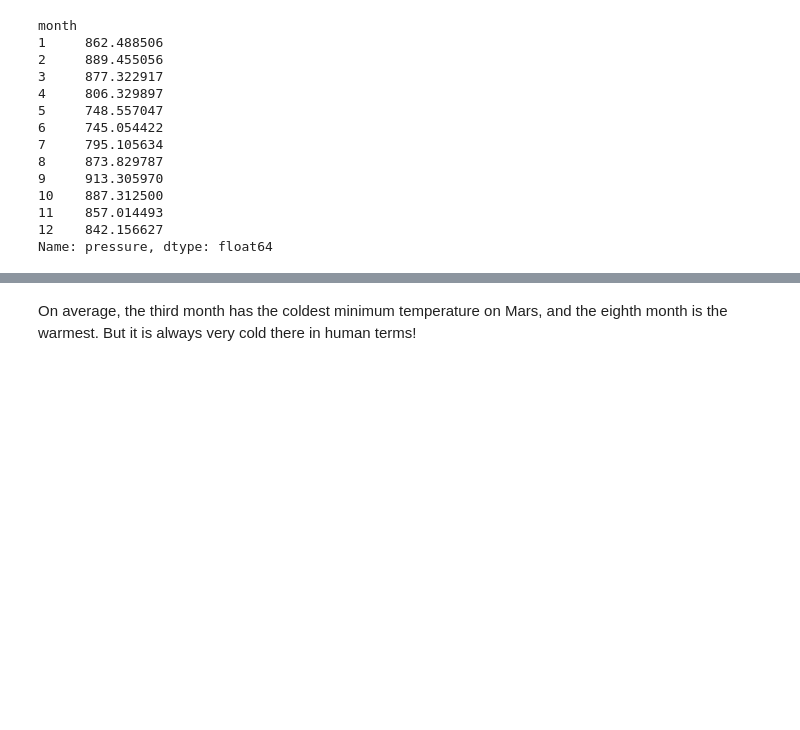
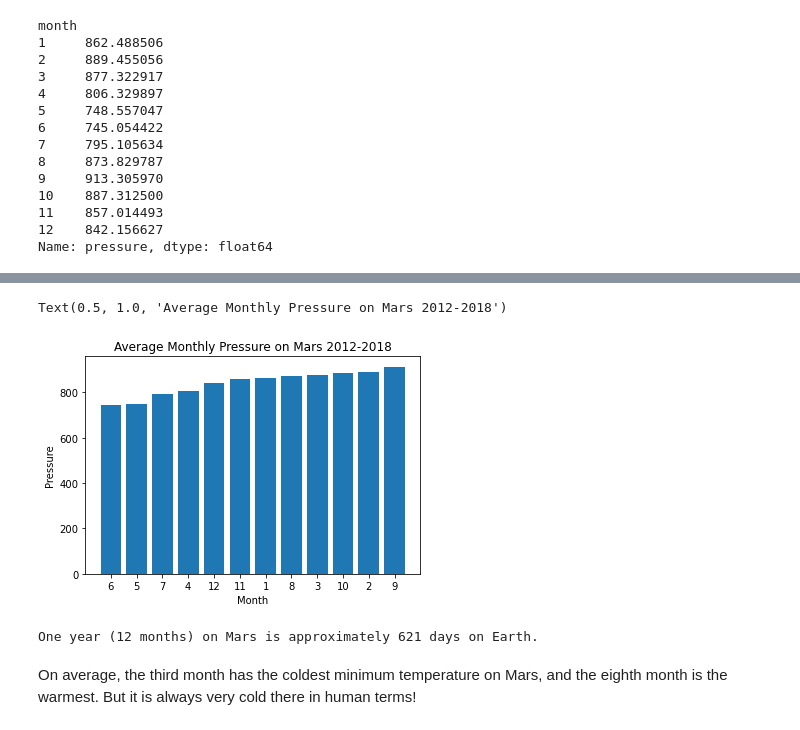
Before and after one commit to KZavalin/Module11_challenge, a Jupyter notebook: part_2_mars_weather.ipynb, the cells around one changed output, grey strips where cells are left out. Drawn from its saved outputs; the diff is of its cells as text; code cells hidden in the pictures; blank space fills up the shorter version.

```diff
--- a/part_2_mars_weather.ipynb
+++ b/part_2_mars_weather.ipynb
@@ -168,5 +240,8 @@ Name: min_temp, dtype: float64
 # %%
 # 4. Average pressure by Martian month
+month_pres=df.groupby("month")["pressure"].mean()
+month_pres_sorted=month_pres.sort_values()
+month_pres
 # %% [output]
 month
 1     862.488506
@@ -193,3 +260,22 @@ Name: pressure, dtype: float64
+# %%
+# Plot the average pressure by month
+plt.bar(month_pres.index,month_pres_sorted)
+plt.xticks(month_pres.index,labels=month_pres_sorted.index)
+plt.ylabel("Pressure")
+plt.xlabel("Month")
+plt.title("Average Monthly Pressure on Mars 2012-2018")
+# %% [output]
+Text(0.5, 1.0, 'Average Monthly Pressure on Mars 2012-2018')
+[figure, added]
+# %%
+# 5. How many terrestrial (earth) days are there in a Martian year?
+start_marcian_year_index=df.loc[df['month']==1].index[0]
+start_marcian_year_day=df.iloc[start_marcian_year_index]['sol']
+end_marcian_year_index=df.loc[(df['month']==1)&(df['sol']>(100+start_marcian_year_day))].index[0]
+days=len(df.iloc[start_marcian_year_index:end_marcian_year_index]['terrestrial_date'].unique())
+print(f"One year (12 months) on Mars is approximately {days} days on Earth.")
+# %% [output]
+One year (12 months) on Mars is approximately 621 days on Earth.
 # %% [markdown]
 On average, the third month has the coldest minimum temperature on Mars, and the eighth month is the warmest. But it is always very cold there in human terms!
 # %% [markdown]
```
Also changed, not shown: parts of 19 cells of this notebook.
